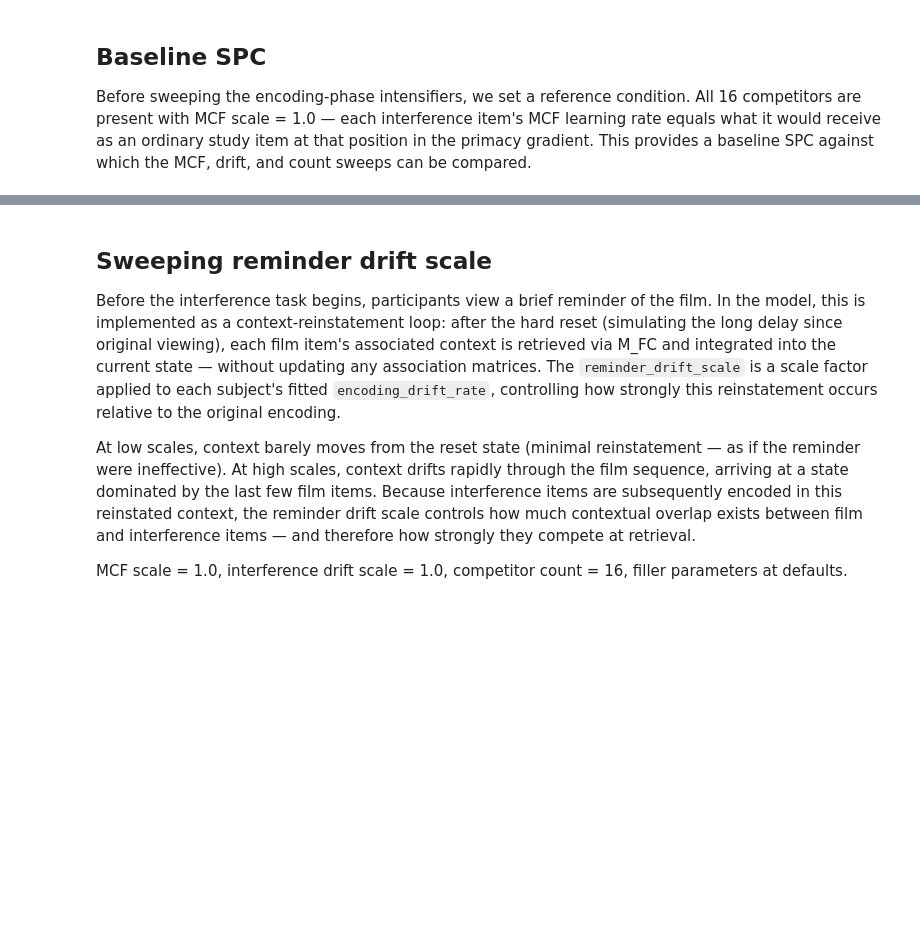
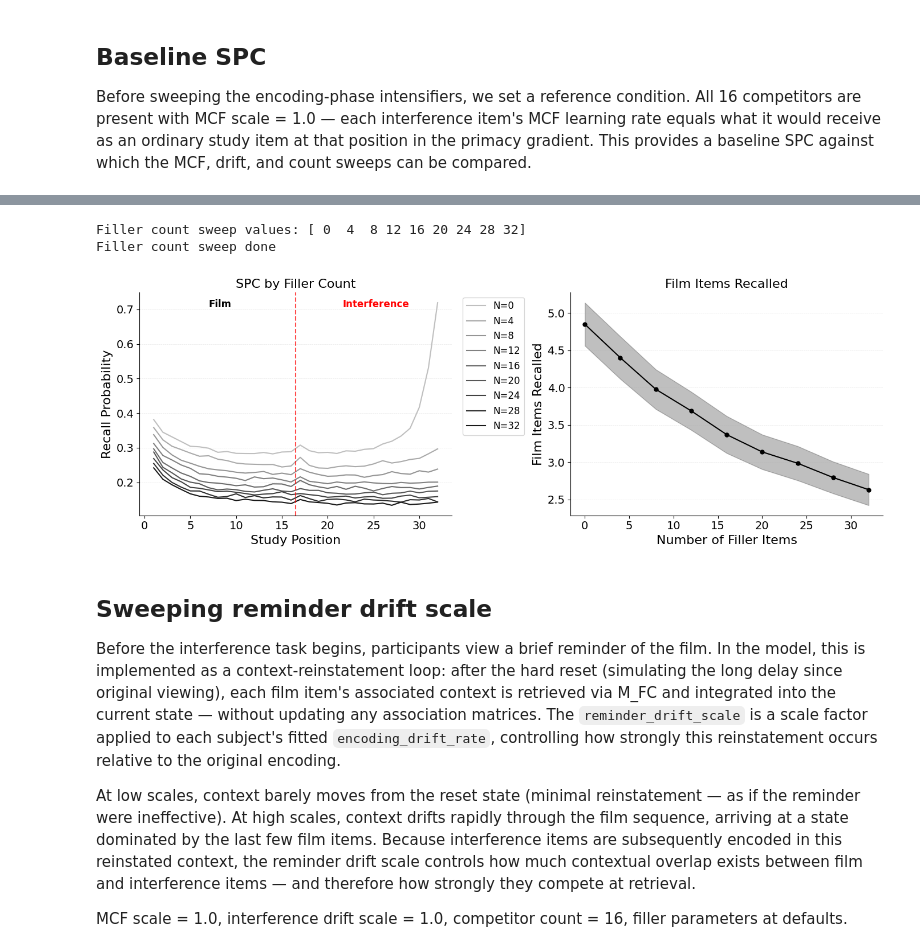
Before and after one commit to githubpsyche/jaxcmr, a Jupyter notebook: projects/selective_interference/code/sim2_interference_density.ipynb, the cells around one changed output, grey strips where cells are left out. Saved outputs shown, nothing was run; the diff lists cells and outputs as text; code cells hidden in the pictures; blank space fills up the shorter version.

```diff
--- a/projects/selective_interference/code/sim2_interference_density.ipynb
+++ b/projects/selective_interference/code/sim2_interference_density.ipynb
@@ -424,3 +426,59 @@ Film items recalled: 4.89 [4.59, 5.18]
+# %%
+filler_count_values = np.arange(0, N_FILLER_MAX + 1, 4)
+print(f"Filler count sweep values: {filler_count_values}")
+
+FILLER_SWEEP_PRESENTED = N_FILM + M_DEFAULT  # show film + interference only
+
+sweep_filler_spcs = []
+sweep_filler_stats = []
+
+for n_fill in filler_count_values:
+    sub_idx, rngs, rng = trial_indices_and_rngs(rng)
+    filler_items = make_filler_items(int(n_fill))
+    recalls = batched_trial(
+        sub_idx,
+        rngs,
+        params,
+        FILM_ITEMS,
+        DEFAULT_INTERFERENCE_ITEMS,
+        filler_items,
+        jnp.float32(1.0),
+        jnp.float32(1.0),
+        jnp.float32(DEFAULT_REMINDER_DRIFT_SCALE),
+        jnp.float32(DEFAULT_FILLER_DRIFT_SCALE),
+        jnp.float32(DEFAULT_FILLER_MCF_SCALE),
+    )
+    sweep_filler_spcs.append(fixed_pres_spc(recalls, FILLER_SWEEP_PRESENTED))
+    sweep_filler_stats.append(film_recalled_stats(recalls))
+
+print("Filler count sweep done")
+# %% [output]
+Filler count sweep values: [ 0  4  8 12 16 20 24 28 32]
+Filler count sweep done
+# %%
+labels = [f"N={n}" for n in filler_count_values]
+fig, axes = plt.subplots(1, 2, figsize=(14, 5))
+
+plot_interference_spc(sweep_filler_spcs, labels, N_FILM, ax=axes[0])
+axes[0].set_title("SPC by Filler Count", fontsize=16)
+
+means, ci_lo, ci_hi = zip(*sweep_filler_stats)
+plot_summary_dv(
+    filler_count_values,
+    means,
+    ci_lo,
+    ci_hi,
+    xlabel="Number of Filler Items",
+    ax=axes[1],
+)
+axes[1].set_title("Film Items Recalled", fontsize=16)
+if FILM_RECALLED_YLIM is not None:
+    axes[1].set_ylim(*FILM_RECALLED_YLIM)
+
+plt.tight_layout()
+plt.show()
+# %% [output]
+[figure, added]
 # %% [markdown]
 ## Sweeping reminder drift scale
 
```
Also changed, not shown: parts of 13 cells of this notebook, 22 other files.
